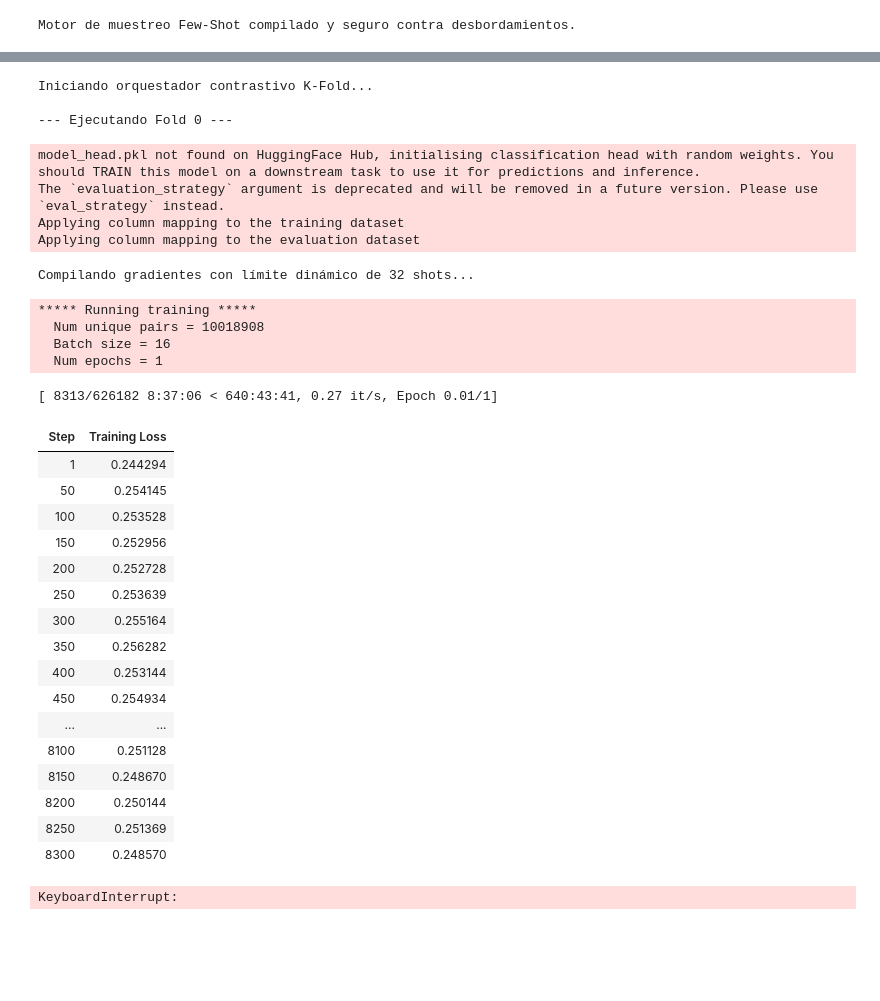
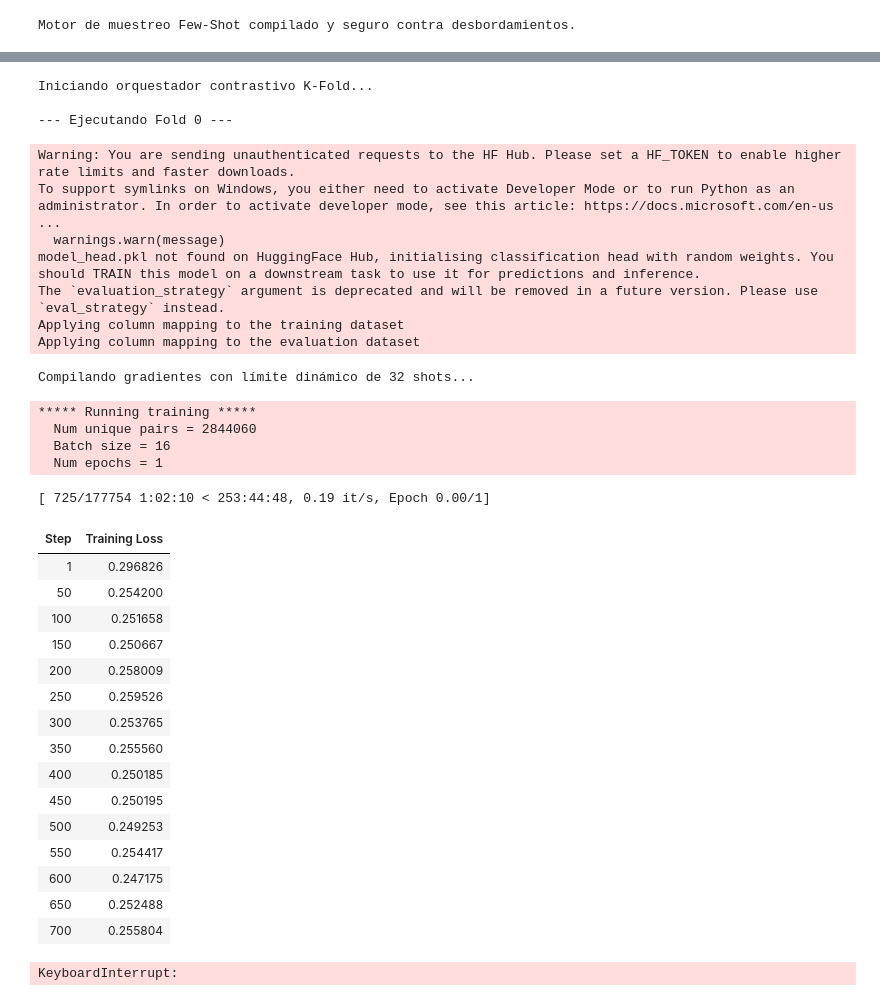
Before and after one commit to pedroandreutorres-dev/sitor-nlp-backend, a Jupyter notebook: notebook/04_Entrenamiento_SetFit_Local.ipynb, the cells around one changed output, grey strips where cells are left out. Cells and saved outputs as stored; diff of their text form; code cells hidden in the pictures; blank space fills up the shorter version.

```diff
--- a/notebook/04_Entrenamiento_SetFit_Local.ipynb
+++ b/notebook/04_Entrenamiento_SetFit_Local.ipynb
@@ -12,7 +12,7 @@ import numpy as np
 from sklearn.preprocessing import LabelEncoder
 
 print("Ingestando matriz Gold...")
-df_train = pd.read_parquet('../data/gold/train_set_v7.parquet', engine='fastparquet')
+df_train = pd.read_parquet('../data/gold/train_set_telco.parquet', engine='fastparquet')
 
 print("Aplicando codificación de etiquetas para la función de pérdida neuronal...")
 le = LabelEncoder()
@@ -40,7 +36,7 @@ Para blindar el experimento, desacoplamos completamente la fase de evaluación.
 # %%
 from sklearn.metrics import log_loss, f1_score, cohen_kappa_score
 
-def calcular_metricas_bpo(y_true, y_proba, classes, umbral_confianza=0.60):
+def calcular_metricas_bpo(y_true, y_proba, classes, umbral_confianza=0.85):
     """
     Motor matemático aislado. Calcula las métricas de rendimiento y la tasa de automatización
     sin acoplarse ni interactuar con los tensores internos de la red generativa.
@@ -212,52 +205,54 @@ for fold in sorted(df_train['fold_id'].unique()):
     y_proba = np.asarray(y_proba_tensor)
     y_true = df_fold_val['label'].values
 
     # 7. Ejecución de la telemetría operativa
     metricas = calcular_metricas_bpo(
         y_true,
         y_proba,
         classes=le.transform(le.classes_),
-        umbral_confianza=0.60
+        umbral_confianza=0.85
     )
     metricas['Fold'] = fold
     resultados_locales.append(metricas)
 
     # 8. Liberación de memoria final para abrir el siguiente pliegue en limpio
     del model
     gc.collect()
 
 print("\nValidación cruzada neuronal completada. Motor detenido.")
 # %% [output]
 Iniciando orquestador contrastivo K-Fold...
 
 --- Ejecutando Fold 0 ---
+Warning: You are sending unauthenticated requests to the HF Hub. Please set a HF_TOKEN to enable higher rate limits and faster downloads.
+To support symlinks on Windows, you either need to activate Developer Mode or to run Python as an administrator. In order to activate developer mode, see this article: https://docs.microsoft.com/en-us ...
+  warnings.warn(message)
 model_head.pkl not found on HuggingFace Hub, initialising classification head with random weights. You should TRAIN this model on a downstream task to use it for predictions and inference.
 The `evaluation_strategy` argument is deprecated and will be removed in a future version. Please use `eval_strategy` instead.
 Applying column mapping to the training dataset
 Applying column mapping to the evaluation dataset
 Compilando gradientes con límite dinámico de 32 shots...
 ***** Running training *****
-  Num unique pairs = 10018908
+  Num unique pairs = 2844060
   Batch size = 16
   Num epochs = 1
-[ 8313/626182 8:37:06 < 640:43:41, 0.27 it/s, Epoch 0.01/1]
+[ 725/177754 1:02:10 < 253:44:48, 0.19 it/s, Epoch 0.00/1]
 | Step | Training Loss |
-| 1 | 0.244294 |
-| 50 | 0.254145 |
-| 100 | 0.253528 |
-| 150 | 0.252956 |
-| 200 | 0.252728 |
-| 250 | 0.253639 |
-| 300 | 0.255164 |
-| 350 | 0.256282 |
-| 400 | 0.253144 |
-| 450 | 0.254934 |
-| ... | ... |
-| 8100 | 0.251128 |
-| 8150 | 0.248670 |
-| 8200 | 0.250144 |
-| 8250 | 0.251369 |
-| 8300 | 0.248570 |
+| 1 | 0.296826 |
+| 50 | 0.254200 |
+| 100 | 0.251658 |
+| 150 | 0.250667 |
+| 200 | 0.258009 |
+| 250 | 0.259526 |
+| 300 | 0.253765 |
+| 350 | 0.255560 |
+| 400 | 0.250185 |
+| 450 | 0.250195 |
+| 500 | 0.249253 |
+| 550 | 0.254417 |
+| 600 | 0.247175 |
+| 650 | 0.252488 |
+| 700 | 0.255804 |
 KeyboardInterrupt:
 # %% [markdown]
 # Veredicto Empírico: El Límite Físico del Cómputo Local
```
Also changed, not shown: parts of 6 cells of this notebook, 18 other files.
